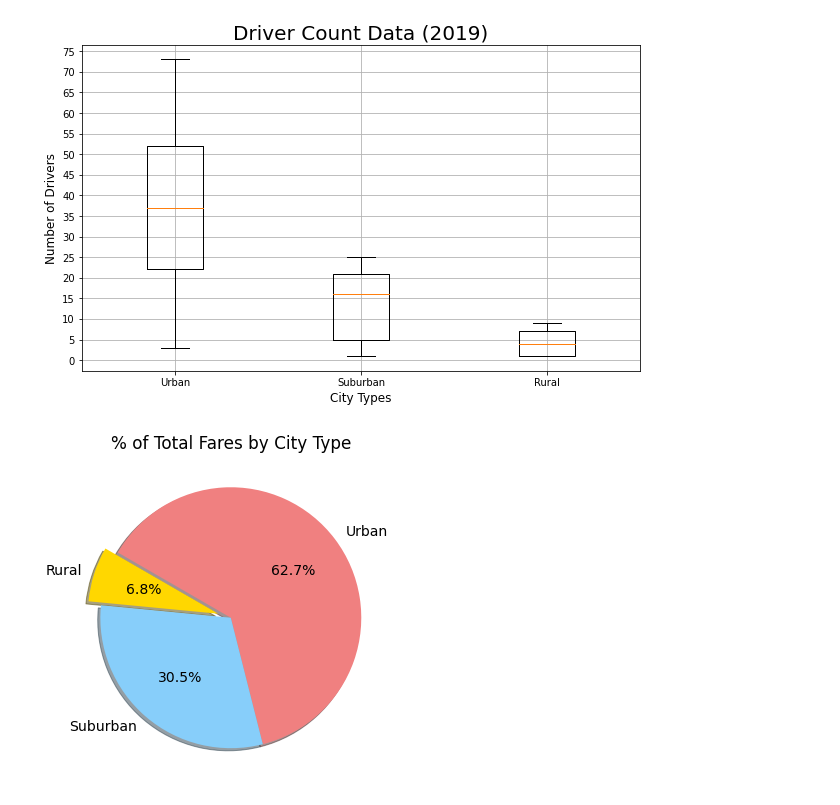
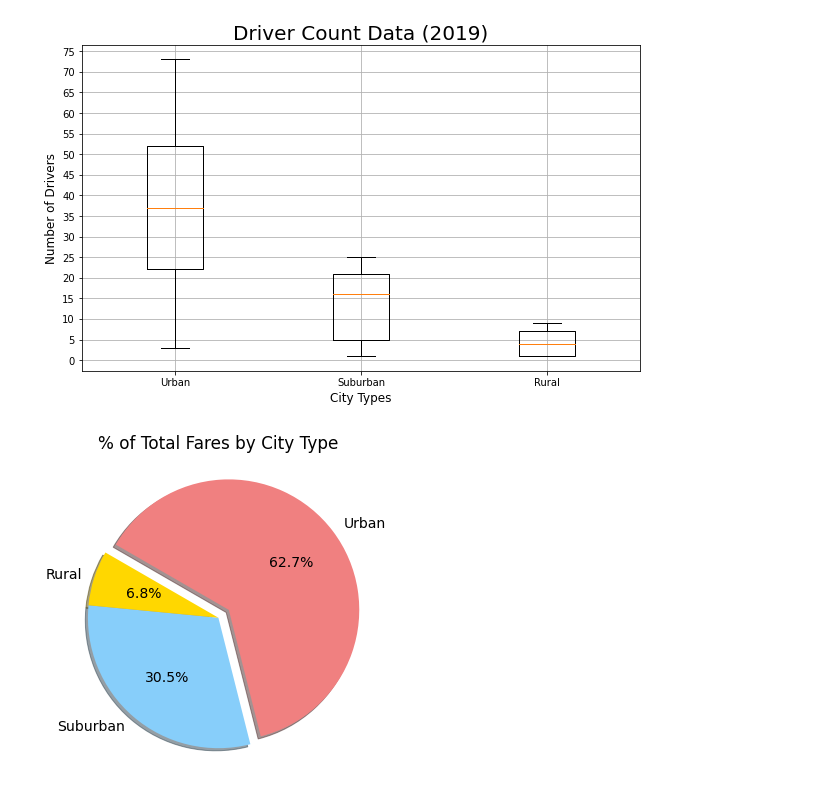
Before and after one commit to hariniv22/PyBer_Analysis, a Jupyter notebook: pyBer.ipynb, the cells around one changed output. Saved outputs shown, nothing was run; the diff lists cells and outputs as text; code cells hidden in the pictures.

```diff
--- a/pyBer.ipynb
+++ b/pyBer.ipynb
@@ -889,17 +889,17 @@ percentage_rural_fare = total_rural_cities_fare/total_fare_all_city_types * 100
 # %%
 import matplotlib as mpl
 # Build Pie Chart
 fig, ax = plt.subplots(figsize=(10,6))
 all_fares = [percentage_urban_fare, percentage_suburban_fare, percentage_rural_fare]
 colors = ["lightcoral", "lightskyblue", "gold"]
 labels = ["Urban", "Suburban", "Rural"]
-explode = [0,0,0.1]
+explode = [0.1,0,0]
 ax.pie(all_fares, labels=labels, colors=colors, startangle=150, explode=explode, counterclock=False, shadow=True,autopct='%1.1f%%')
 plt.title("% of Total Fares by City Type")
 # Change the default font size from 10 to 14.
 mpl.rcParams['font.size'] = 14
 # Save Figure
 plt.savefig("analysis/Fig5.png")
 plt.show()
 # %% [output]
-[figure, old version]
+[figure, new version]
```
Also changed, not shown: parts of 2 cells of this notebook, 2 other files.
